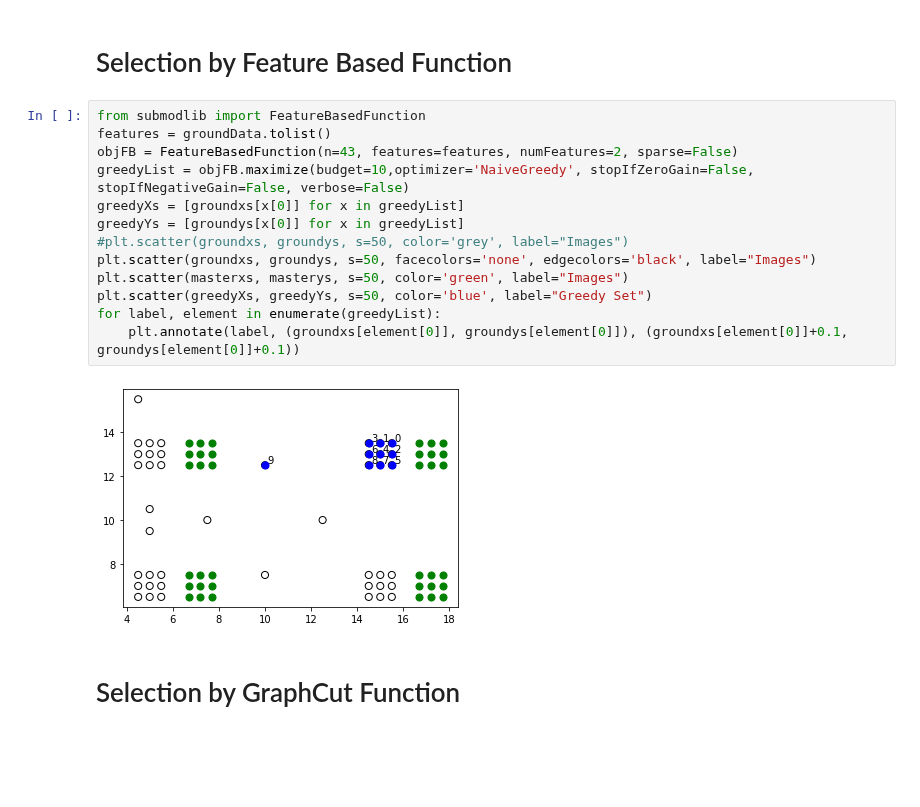
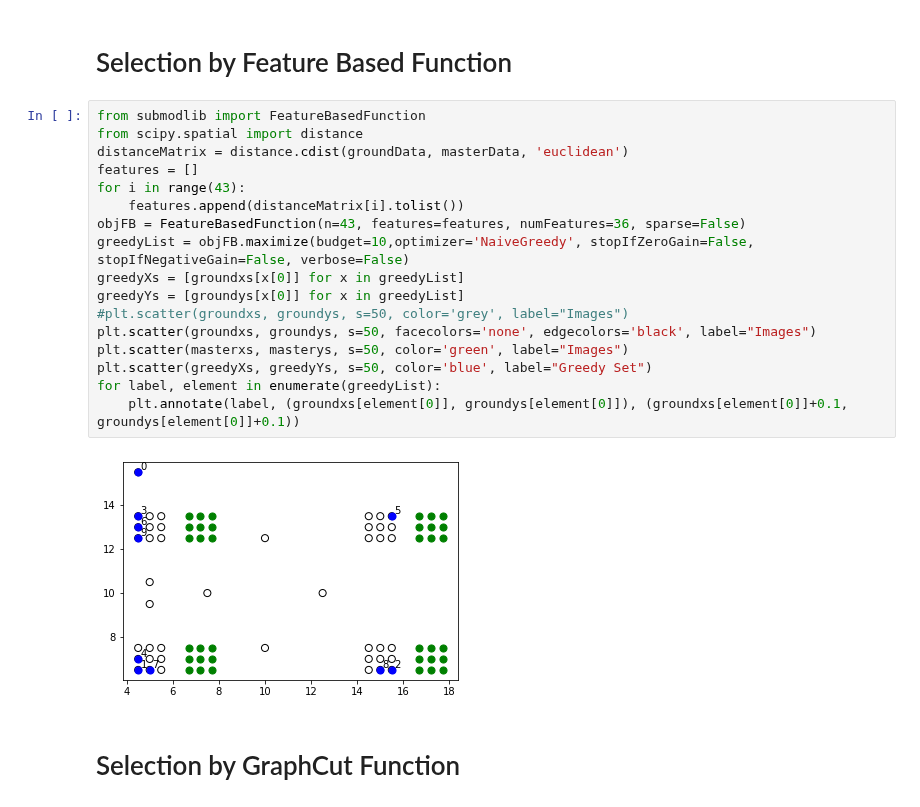
Before and after one commit to decile-team/submodlib, a Jupyter notebook: tutorials/Representational Power of Different Functions.ipynb, the cells around one changed output. Saved outputs shown, nothing was run; the diff lists cells and outputs as text; blank space fills up the shorter version.

```diff
--- a/tutorials/Representational Power of Different Functions.ipynb
+++ b/tutorials/Representational Power of Different Functions.ipynb
@@ -73,19 +73,23 @@ In case of DisparitySum we observe that the remote corner points get picked up f
 # Selection by Feature Based Function
 # %%
 from submodlib import FeatureBasedFunction
-features = groundData.tolist()
-objFB = FeatureBasedFunction(n=43, features=features, numFeatures=2, sparse=False)
+from scipy.spatial import distance
+distanceMatrix = distance.cdist(groundData, masterData, 'euclidean')
+features = []
+for i in range(43):
+    features.append(distanceMatrix[i].tolist())
+objFB = FeatureBasedFunction(n=43, features=features, numFeatures=36, sparse=False)
 greedyList = objFB.maximize(budget=10,optimizer='NaiveGreedy', stopIfZeroGain=False, stopIfNegativeGain=False, verbose=False)
 greedyXs = [groundxs[x[0]] for x in greedyList]
 greedyYs = [groundys[x[0]] for x in greedyList]
 #plt.scatter(groundxs, groundys, s=50, color='grey', label="Images")
 plt.scatter(groundxs, groundys, s=50, facecolors='none', edgecolors='black', label="Images")
 plt.scatter(masterxs, masterys, s=50, color='green', label="Images")
 plt.scatter(greedyXs, greedyYs, s=50, color='blue', label="Greedy Set")
 for label, element in enumerate(greedyList):
     plt.annotate(label, (groundxs[element[0]], groundys[element[0]]), (groundxs[element[0]]+0.1, groundys[element[0]]+0.1))
 # %% [output]
-[figure, old version]
+[figure, new version]
 # %% [markdown]
 # Selection by GraphCut Function
 # %% [markdown]
```
Also changed, not shown: parts of 2 cells of this notebook, 15 other files.
